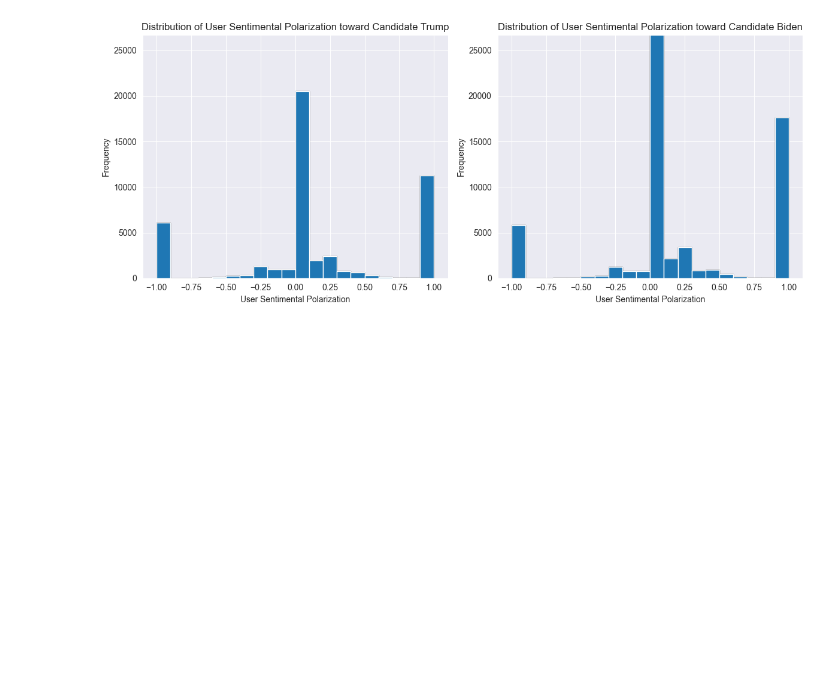
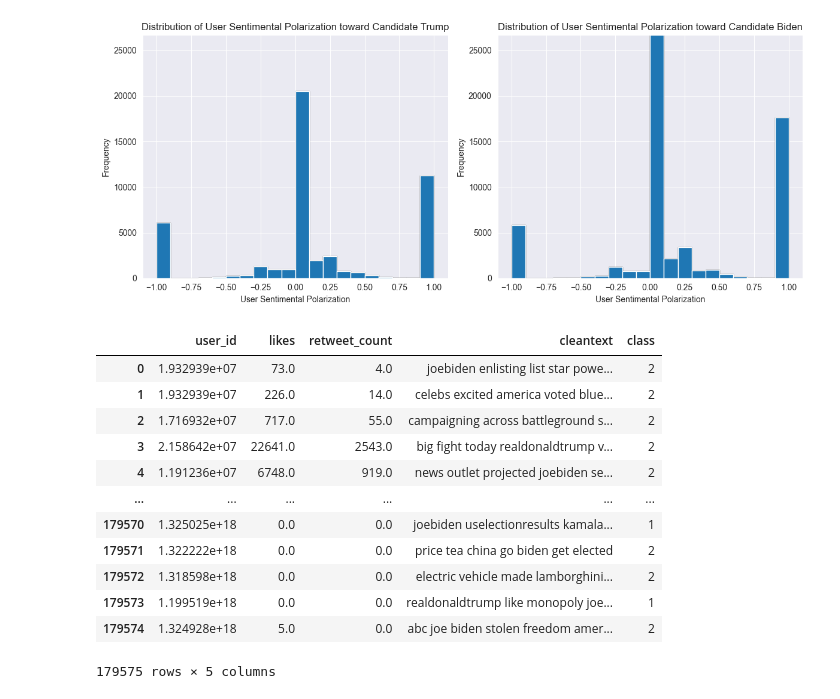
Before and after one commit to GhazaleZe/Political-Polarization-in-Comments, a Jupyter notebook: test_Polarity.ipynb, the cells around one changed output. Cells and saved outputs as stored; diff of their text form; code cells hidden in the pictures; blank space fills up the shorter version.

```diff
--- a/test_Polarity.ipynb
+++ b/test_Polarity.ipynb
@@ -693,3 +693,21 @@ plt.savefig('user_polarization_distribution_combined_v2.png')
 plt.show()
 # %% [output]
 [figure]
+# %%
+
+biden_civility = pd.read_csv('Data/biden_df_civility_lables.csv')
+biden_civility
+# %% [output]
+|  | user_id | likes | retweet_count | cleantext | class |
+| 0 | 1.932939e+07 | 73.0 | 4.0 | joebiden enlisting list star powe... | 2 |
+| 1 | 1.932939e+07 | 226.0 | 14.0 | celebs excited america voted blue... | 2 |
+| 2 | 1.716932e+07 | 717.0 | 55.0 | campaigning across battleground s... | 2 |
+| 3 | 2.158642e+07 | 22641.0 | 2543.0 | big fight today realdonaldtrump v... | 2 |
+| 4 | 1.191236e+07 | 6748.0 | 919.0 | news outlet projected joebiden se... | 2 |
+| ... | ... | ... | ... | ... | ... |
+| 179570 | 1.325025e+18 | 0.0 | 0.0 | joebiden uselectionresults kamala... | 1 |
+| 179571 | 1.322222e+18 | 0.0 | 0.0 | price tea china go biden get elected | 2 |
+| 179572 | 1.318598e+18 | 0.0 | 0.0 | electric vehicle made lamborghini... | 2 |
+| 179573 | 1.199519e+18 | 0.0 | 0.0 | realdonaldtrump like monopoly joe... | 1 |
+| 179574 | 1.324928e+18 | 5.0 | 0.0 | abc joe biden stolen freedom amer... | 2 |
+179575 rows × 5 columns
```
Also changed, not shown: parts of 1 cell of this notebook, 1 other file.
